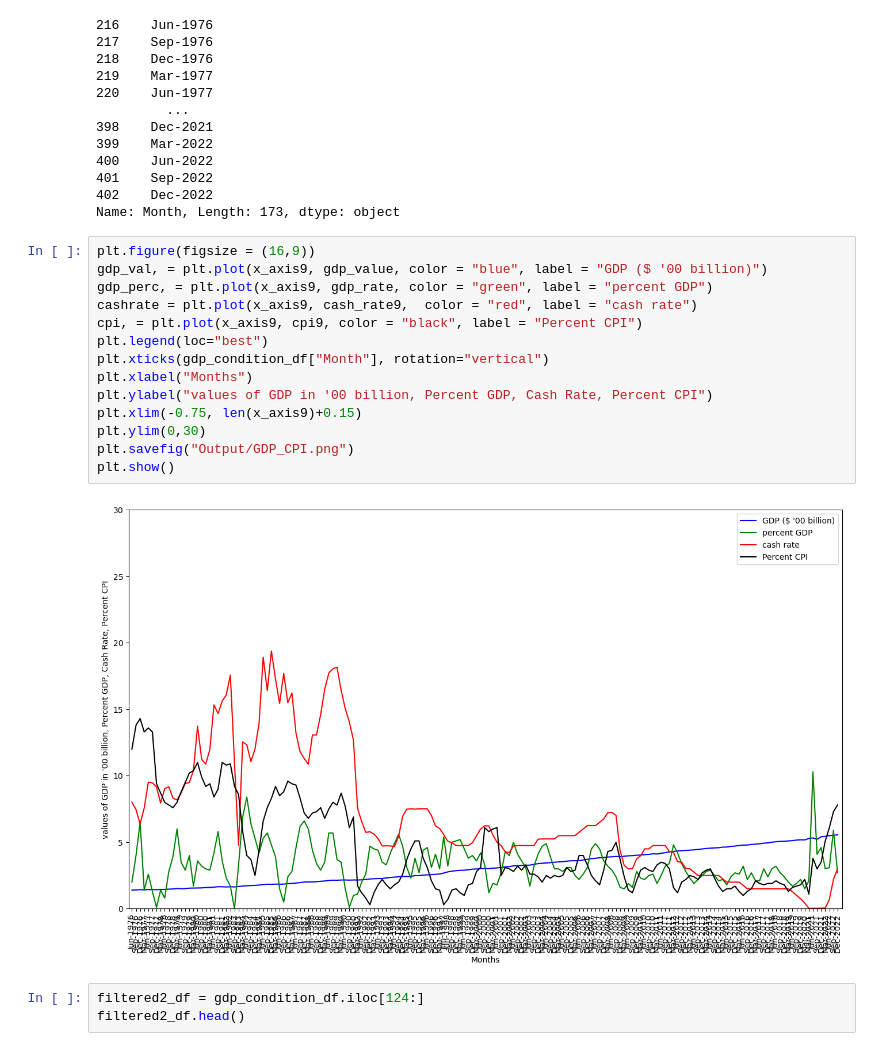
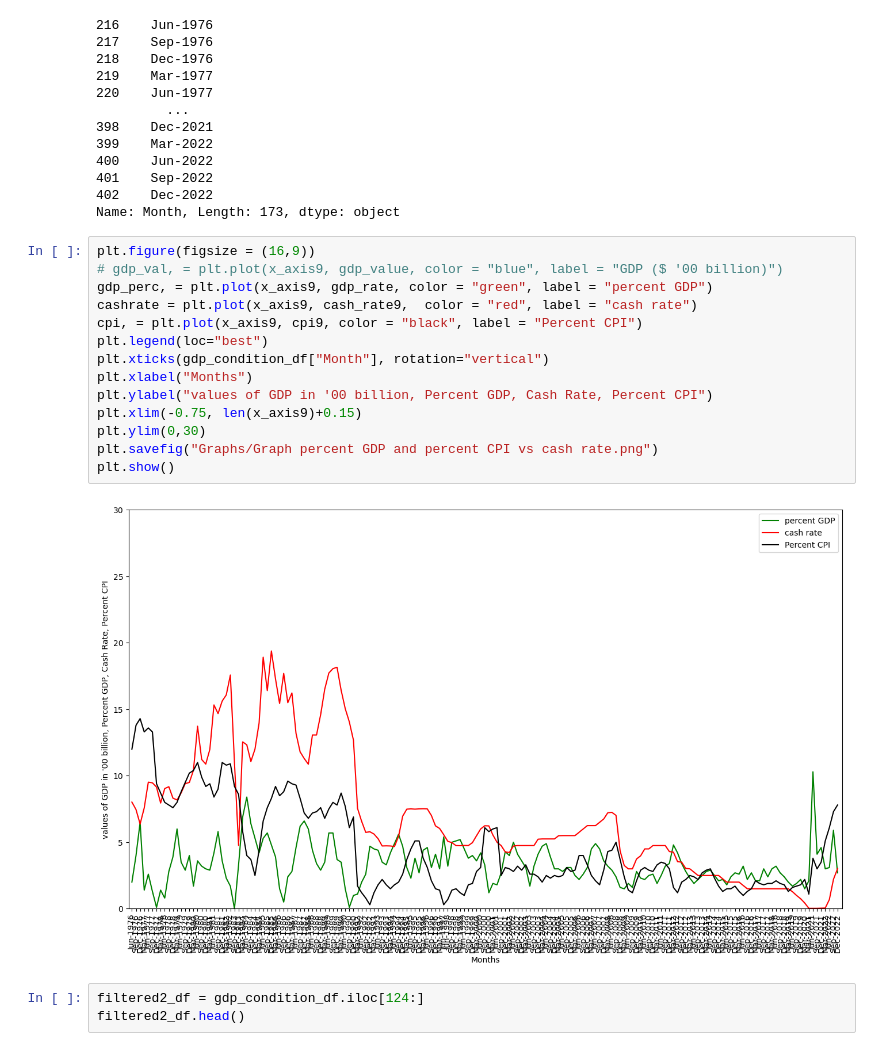
Before and after one commit to irwine-young/Project-1-Bootcamp, a Jupyter notebook: data_analysis_CPI.ipynb, the cells around one changed output. Drawn from its saved outputs; the diff is of its cells as text.

```diff
--- a/data_analysis_CPI.ipynb
+++ b/data_analysis_CPI.ipynb
@@ -371,20 +367,20 @@ x_axis9
 Name: Month, Length: 173, dtype: object
 # %%
 plt.figure(figsize = (16,9))
-gdp_val, = plt.plot(x_axis9, gdp_value, color = "blue", label = "GDP ($ '00 billion)")
+# gdp_val, = plt.plot(x_axis9, gdp_value, color = "blue", label = "GDP ($ '00 billion)")
 gdp_perc, = plt.plot(x_axis9, gdp_rate, color = "green", label = "percent GDP")
 cashrate = plt.plot(x_axis9, cash_rate9,  color = "red", label = "cash rate")
 cpi, = plt.plot(x_axis9, cpi9, color = "black", label = "Percent CPI")
 plt.legend(loc="best")
 plt.xticks(gdp_condition_df["Month"], rotation="vertical")
 plt.xlabel("Months")
 plt.ylabel("values of GDP in '00 billion, Percent GDP, Cash Rate, Percent CPI")
 plt.xlim(-0.75, len(x_axis9)+0.15)
 plt.ylim(0,30)
-plt.savefig("Output/GDP_CPI.png")
+plt.savefig("Graphs/Graph percent GDP and percent CPI vs cash rate.png")
 plt.show()
 # %% [output]
-[figure, old version]
+[figure, new version]
 # %%
 filtered2_df = gdp_condition_df.iloc[124:]
 filtered2_df.head()
```
Also changed, not shown: parts of 6 cells of this notebook, 28 other files.
